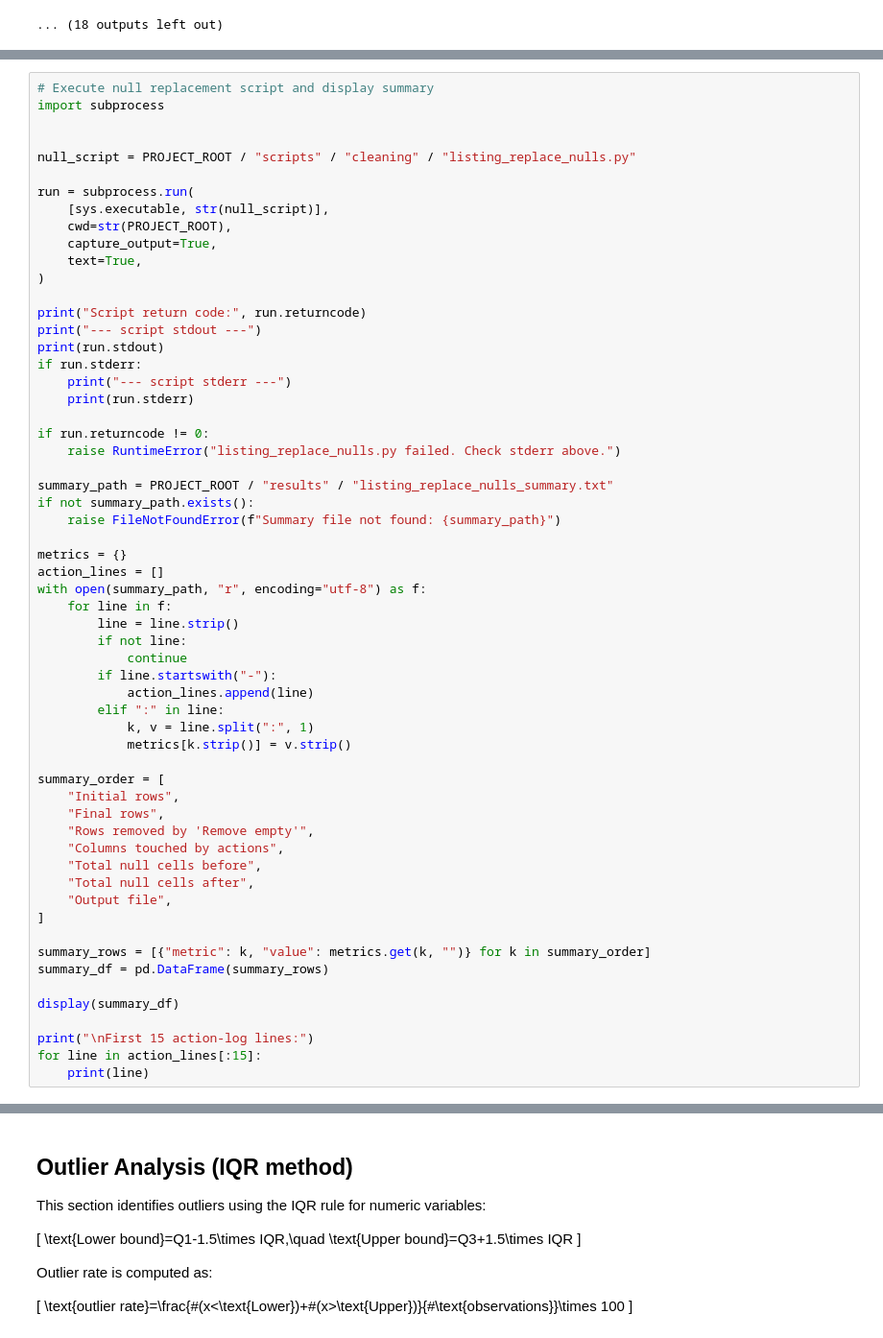
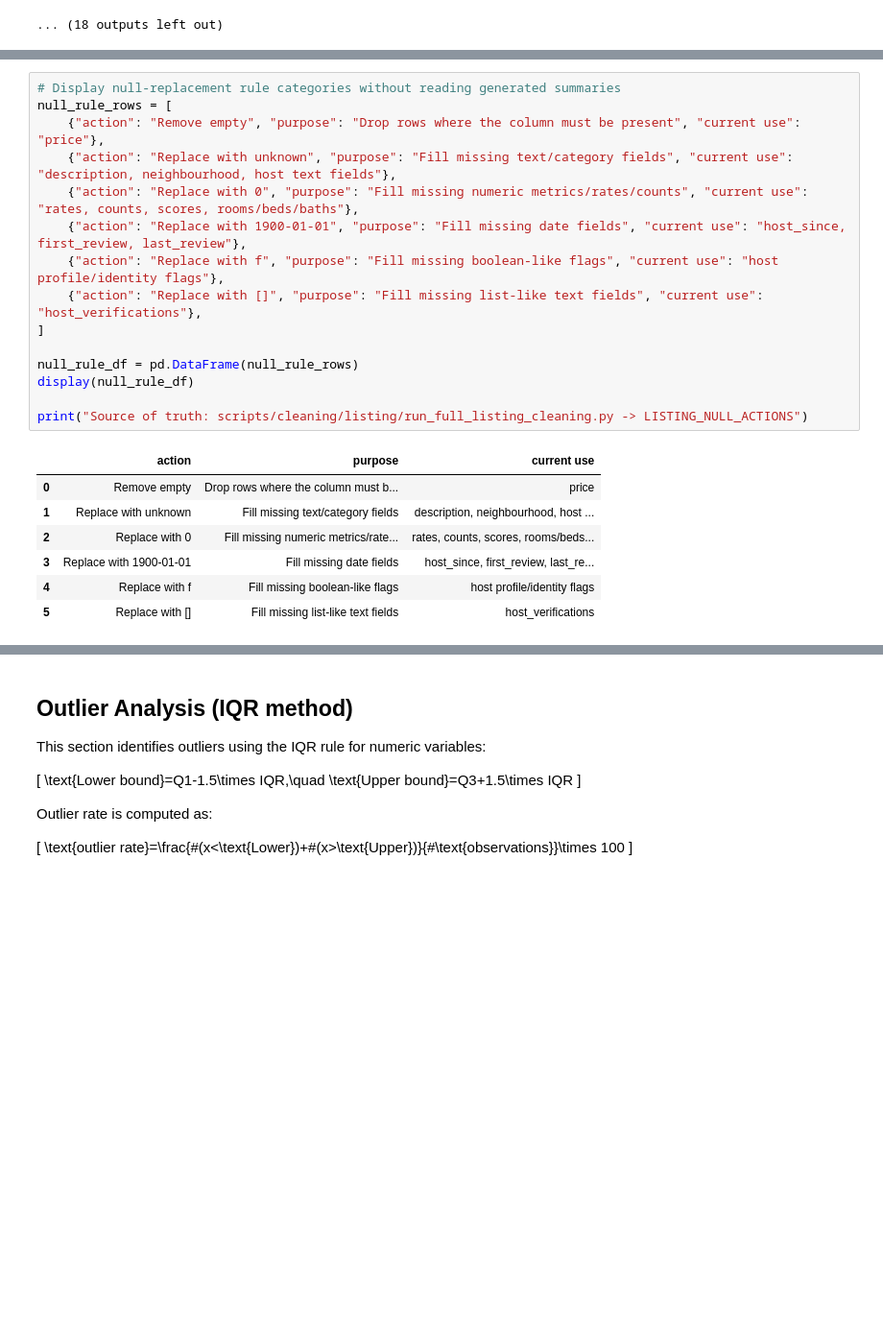
Before and after one commit to BelenFra/Airbnb, a Jupyter notebook: notebooks/EDA_listing_csv.ipynb, the cells around one changed output, grey strips where cells are left out. Shown at 96% size. Drawn from its saved outputs; the diff is of its cells as text; blank space fills up the shorter version.

```diff
--- a/notebooks/EDA_listing_csv.ipynb
+++ b/notebooks/EDA_listing_csv.ipynb
@@ -795,60 +762,23 @@ The script writes a cleaned output file and a summary report with before/after n
 # %%
-# Execute null replacement script and display summary
-import subprocess
-
-
-null_script = PROJECT_ROOT / "scripts" / "cleaning" / "listing_replace_nulls.py"
-
-run = subprocess.run(
-    [sys.executable, str(null_script)],
-    cwd=str(PROJECT_ROOT),
-    capture_output=True,
-    text=True,
-)
-
-print("Script return code:", run.returncode)
-print("--- script stdout ---")
-print(run.stdout)
-if run.stderr:
-    print("--- script stderr ---")
-    print(run.stderr)
-
-if run.returncode != 0:
-    raise RuntimeError("listing_replace_nulls.py failed. Check stderr above.")
-
-summary_path = PROJECT_ROOT / "results" / "listing_replace_nulls_summary.txt"
-if not summary_path.exists():
-    raise FileNotFoundError(f"Summary file not found: {summary_path}")
-
-metrics = {}
-action_lines = []
-with open(summary_path, "r", encoding="utf-8") as f:
-    for line in f:
-        line = line.strip()
-        if not line:
-            continue
-        if line.startswith("-"):
-            action_lines.append(line)
-        elif ":" in line:
-            k, v = line.split(":", 1)
-            metrics[k.strip()] = v.strip()
-
-summary_order = [
-    "Initial rows",
-    "Final rows",
-    "Rows removed by 'Remove empty'",
-    "Columns touched by actions",
-    "Total null cells before",
-    "Total null cells after",
-    "Output file",
+# Display null-replacement rule categories without reading generated summaries
+null_rule_rows = [
+    {"action": "Remove empty", "purpose": "Drop rows where the column must be present", "current use": "price"},
+    {"action": "Replace with unknown", "purpose": "Fill missing text/category fields", "current use": "description, neighbourhood, host text fields"},
+    {"action": "Replace with 0", "purpose": "Fill missing numeric metrics/rates/counts", "current use": "rates, counts, scores, rooms/beds/baths"},
+    {"action": "Replace with 1900-01-01", "purpose": "Fill missing date fields", "current use": "host_since, first_review, last_review"},
+    {"action": "Replace with f", "purpose": "Fill missing boolean-like flags", "current use": "host profile/identity flags"},
+    {"action": "Replace with []", "purpose": "Fill missing list-like text fields", "current use": "host_verifications"},
 ]
 
-summary_rows = [{"metric": k, "value": metrics.get(k, "")} for k in summary_order]
-summary_df = pd.DataFrame(summary_rows)
+null_rule_df = pd.DataFrame(null_rule_rows)
+display(null_rule_df)
 
-display(summary_df)
-
-print("\nFirst 15 action-log lines:")
-for line in action_lines[:15]:
-    print(line)
+print("Source of truth: scripts/cleaning/listing/run_full_listing_cleaning.py -> LISTING_NULL_ACTIONS")
 # %% [output]
+|  | action | purpose | current use |
+| 0 | Remove empty | Drop rows where the column must b... | price |
+| 1 | Replace with unknown | Fill missing text/category fields | description, neighbourhood, host ... |
+| 2 | Replace with 0 | Fill missing numeric metrics/rate... | rates, counts, scores, rooms/beds... |
+| 3 | Replace with 1900-01-01 | Fill missing date fields | host_since, first_review, last_re... |
+| 4 | Replace with f | Fill missing boolean-like flags | host profile/identity flags |
+| 5 | Replace with [] | Fill missing list-like text fields | host_verifications |
```
Also changed, not shown: parts of 13 cells of this notebook, 27 other files.
